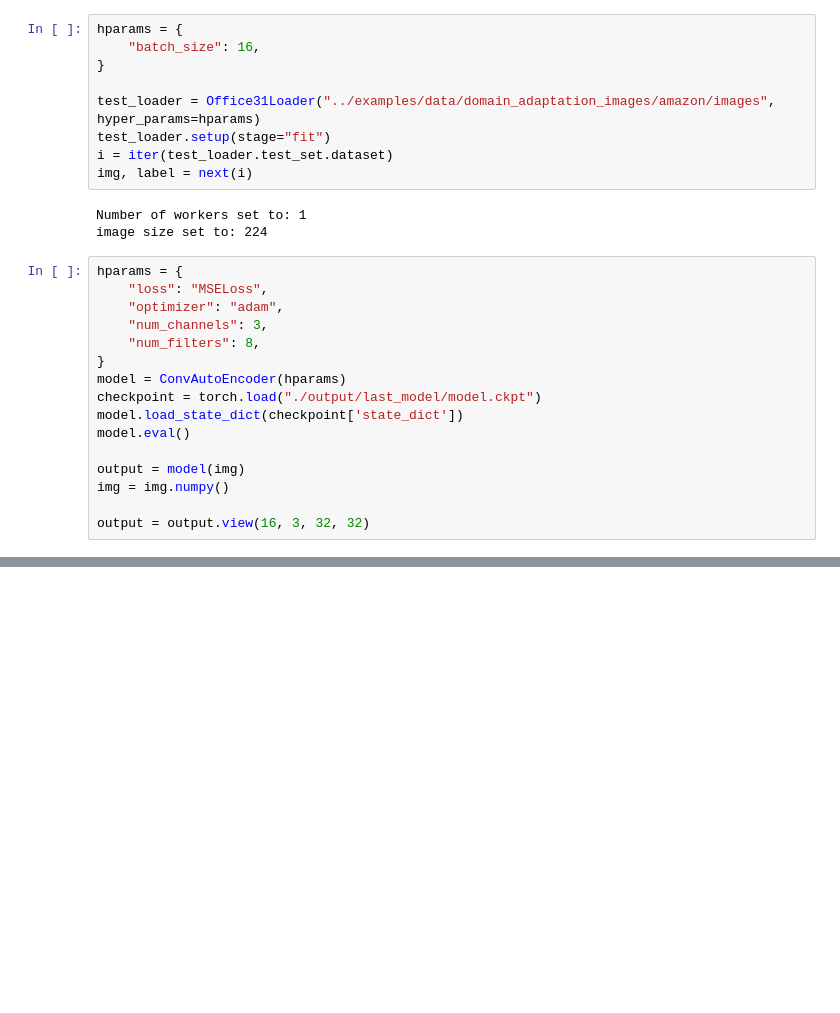
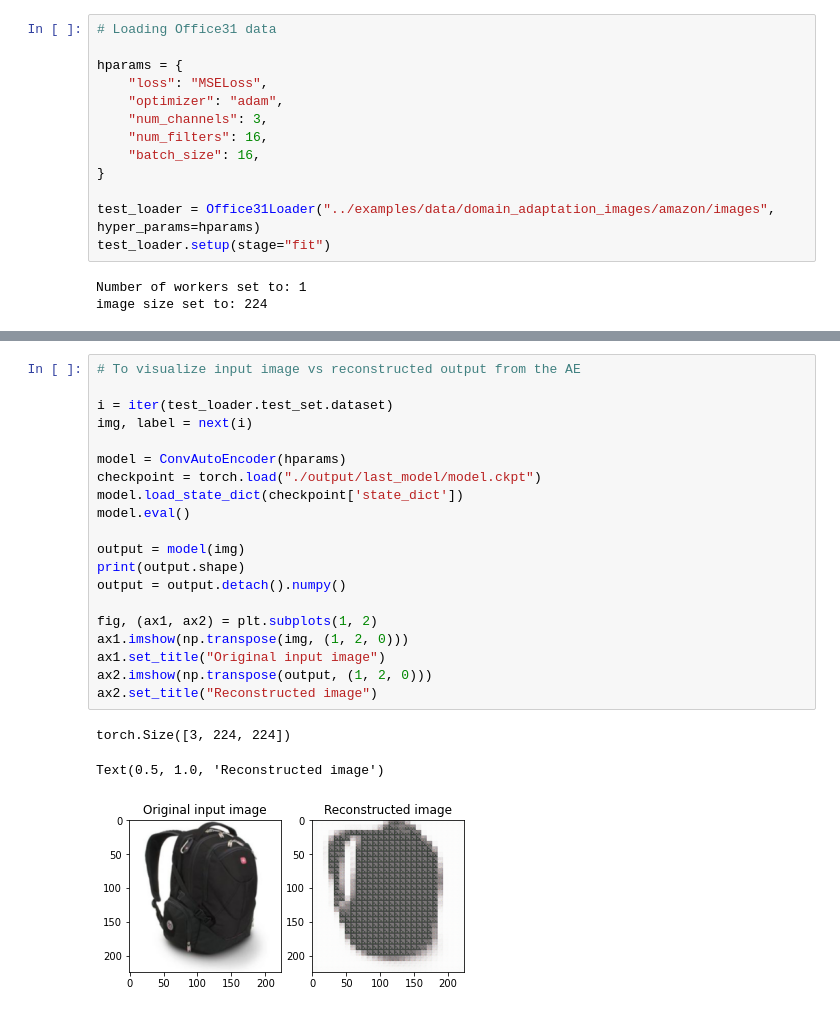
Before and after one commit to mila-aia/image_classification_simulation, a Jupyter notebook: notebooks/autoencoder_exp.ipynb, the cells around one changed output, grey strips where cells are left out. Cells and saved outputs as stored; diff of their text form; blank space fills up the shorter version.

Commit message:
updating notebook to test AE

```diff
--- a/notebooks/autoencoder_exp.ipynb
+++ b/notebooks/autoencoder_exp.ipynb
@@ -6,29 +7,17 @@ import torch
 import matplotlib.pyplot as plt
 # %%
+# Loading Office31 data
+
 hparams = {
+    "loss": "MSELoss",
+    "optimizer": "adam",
+    "num_channels": 3,
+    "num_filters": 16,
     "batch_size": 16,
 }
 
 test_loader = Office31Loader("../examples/data/domain_adaptation_images/amazon/images", hyper_params=hparams)
 test_loader.setup(stage="fit")
-i = iter(test_loader.test_set.dataset)
-img, label = next(i)
 # %% [output]
 Number of workers set to: 1
 image size set to: 224
-# %%
-hparams = {
-    "loss": "MSELoss",
-    "optimizer": "adam",
-    "num_channels": 3,
-    "num_filters": 8,
-}
-model = ConvAutoEncoder(hparams)
-checkpoint = torch.load("./output/last_model/model.ckpt")
-model.load_state_dict(checkpoint['state_dict'])
-model.eval()
-
-output = model(img)
-img = img.numpy()
-
-output = output.view(16, 3, 32, 32)
@@ -59,0 +45,24 @@ INFO:image_classification_simulation.main:[{'name': 'dev_metric', 'type': 'objec
+# %%
+# To visualize input image vs reconstructed output from the AE
+
+i = iter(test_loader.test_set.dataset)
+img, label = next(i)
+
+model = ConvAutoEncoder(hparams)
+checkpoint = torch.load("./output/last_model/model.ckpt")
+model.load_state_dict(checkpoint['state_dict'])
+model.eval()
+
+output = model(img)
+print(output.shape)
+output = output.detach().numpy()
+
+fig, (ax1, ax2) = plt.subplots(1, 2)
+ax1.imshow(np.transpose(img, (1, 2, 0)))
+ax1.set_title("Original input image")
+ax2.imshow(np.transpose(output, (1, 2, 0)))
+ax2.set_title("Reconstructed image")
+# %% [output]
+torch.Size([3, 224, 224])
+Text(0.5, 1.0, 'Reconstructed image')
+[figure, added]
```
Also changed, not shown: parts of 3 cells of this notebook.
